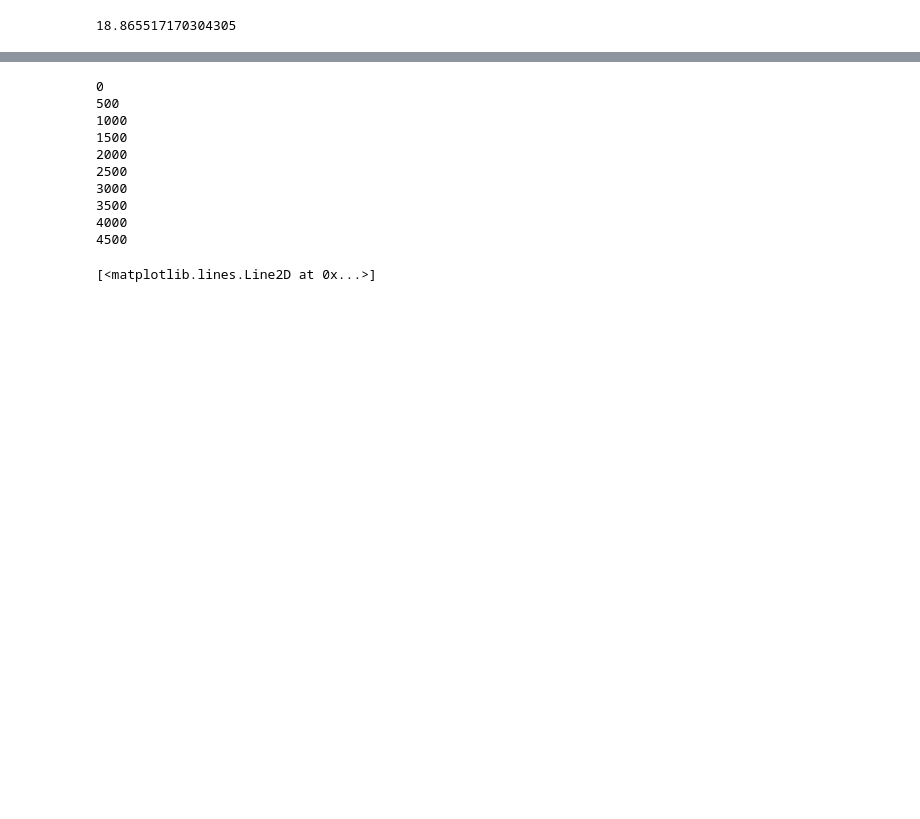
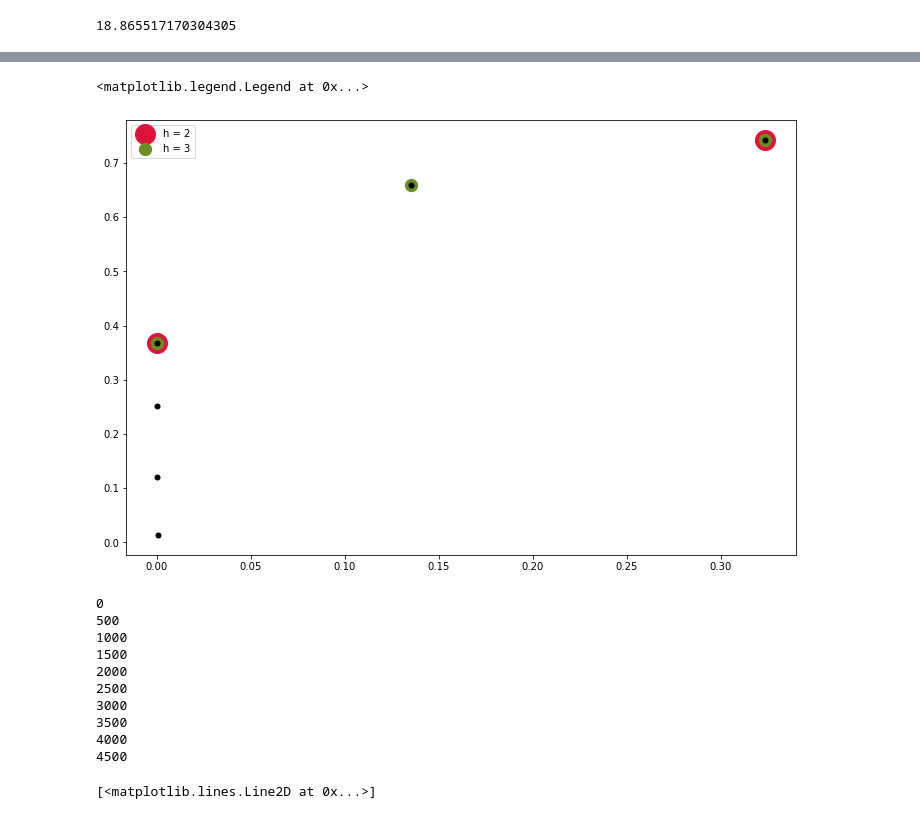
Before and after one commit to maxkapur/CombinatorialAdmissions, a Jupyter notebook: OptApp/Nestedness.ipynb, the cells around one changed output, grey strips where cells are left out. Drawn from its saved outputs; the diff is of its cells as text; code cells hidden in the pictures; blank space fills up the shorter version.

```diff
--- a/OptApp/Nestedness.ipynb
+++ b/OptApp/Nestedness.ipynb
@@ -101,3 +115,28 @@ ax.legend()
+# %%
+m = 6
+market = Market(np.random.exponential(size=m),
+                np.random.rand(m))
+
+
+cp = np.ones(m)
+
+for i in range(m):
+    cp[i] *= market.f[i]
+    cp[i] *= (1 - market.f[i])**(m-i-1)
+
+
+fig, ax = plt.subplots(1, 1, figsize=(12, 8))
+
+X2 = market.optimize(2)
+X3 = market.optimize(3)
+
+ax.scatter((market.t * cp)[X2], market.t[X2], s=400, c="crimson", label="h = 2")
+ax.scatter((market.t * cp)[X3], market.t[X3], s=150, c="olivedrab", label="h = 3")
+ax.scatter(market.t * cp, market.t, s=25, c="black", label=None)
+ax.legend()
+# %% [output]
+<matplotlib.legend.Legend at 0x...>
+[figure, added]
 # %%
 for t in range(5000):
     if t % 500 == 0:
```
Also changed, not shown: parts of 9 cells of this notebook, 4 other files.
